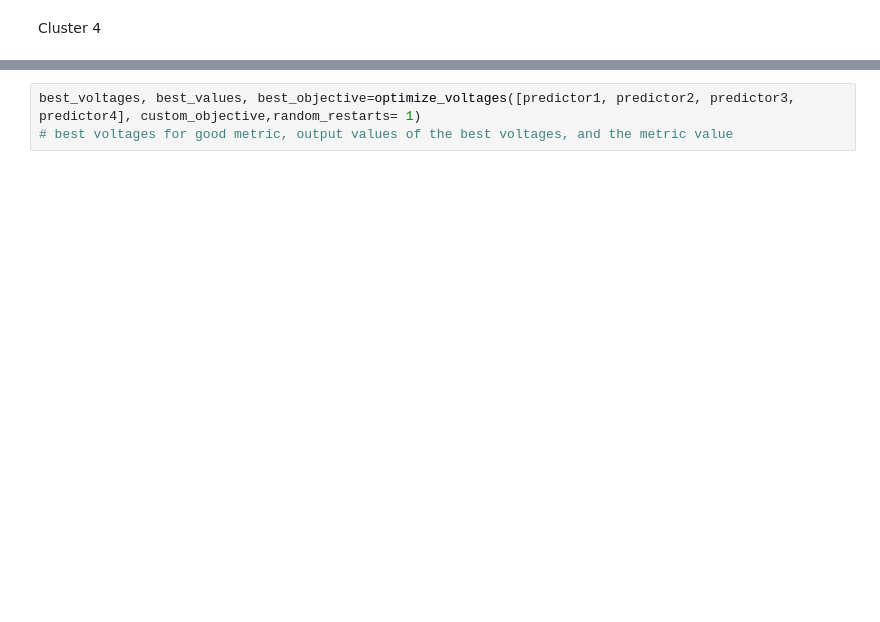
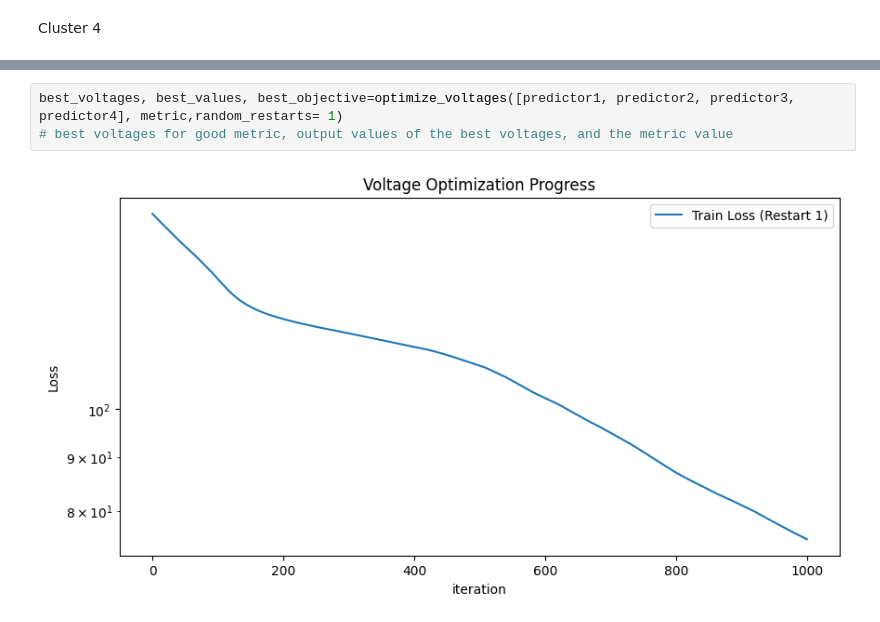
Before and after one commit to larrywu7/electron_optics, a Jupyter notebook: electron_optics_map_seperate_params.ipynb, the cells around one changed output, grey strips where cells are left out. Drawn from its saved outputs; the diff is of its cells as text; blank space fills up the shorter version.

Commit message:
fix optimize_voltage and predict

```diff
--- a/electron_optics_map_seperate_params.ipynb
+++ b/electron_optics_map_seperate_params.ipynb
@@ -153,6 +151,8 @@ _,_,all_predictions, all_true_values =plot_inference_comparison(predictor4,n_sam
 # %%
-best_voltages, best_values, best_objective=optimize_voltages([predictor1, predictor2, predictor3, predictor4], custom_objective,random_restarts= 1)
+best_voltages, best_values, best_objective=optimize_voltages([predictor1, predictor2, predictor3, predictor4], metric,random_restarts= 1)
 # best voltages for good metric, output values of the best voltages, and the metric value
+# %% [output]
+[figure, added]
 # %%
 best_voltages,best_objective
 # %% [output]
```
Also changed, not shown: parts of 14 cells of this notebook, 1 other file.
